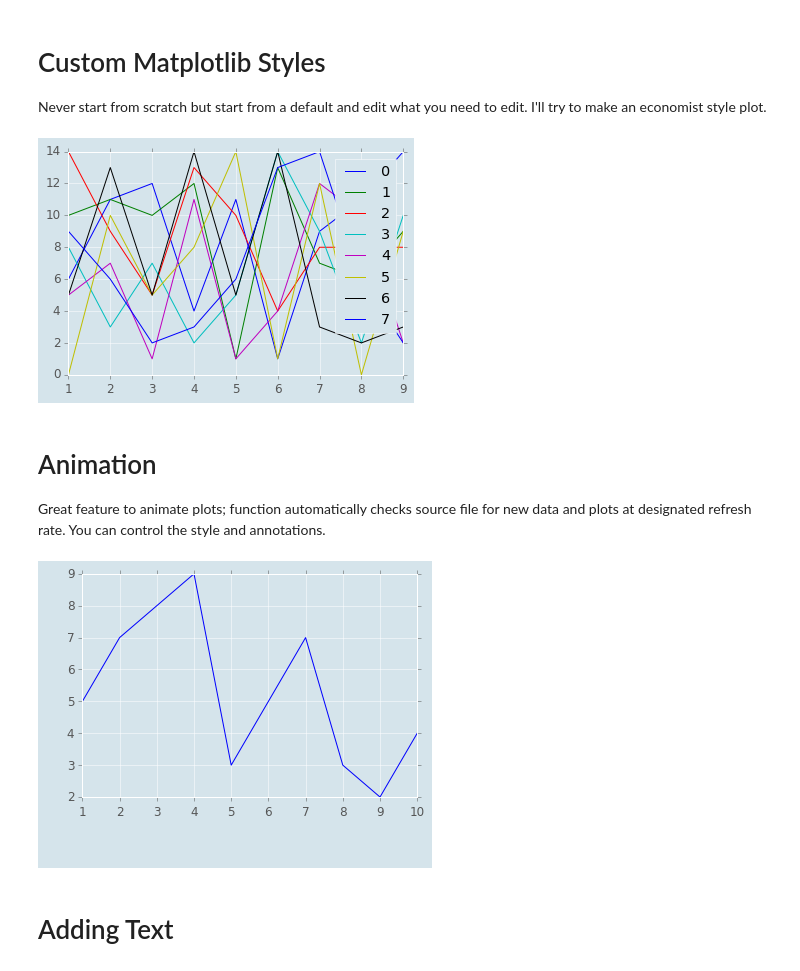
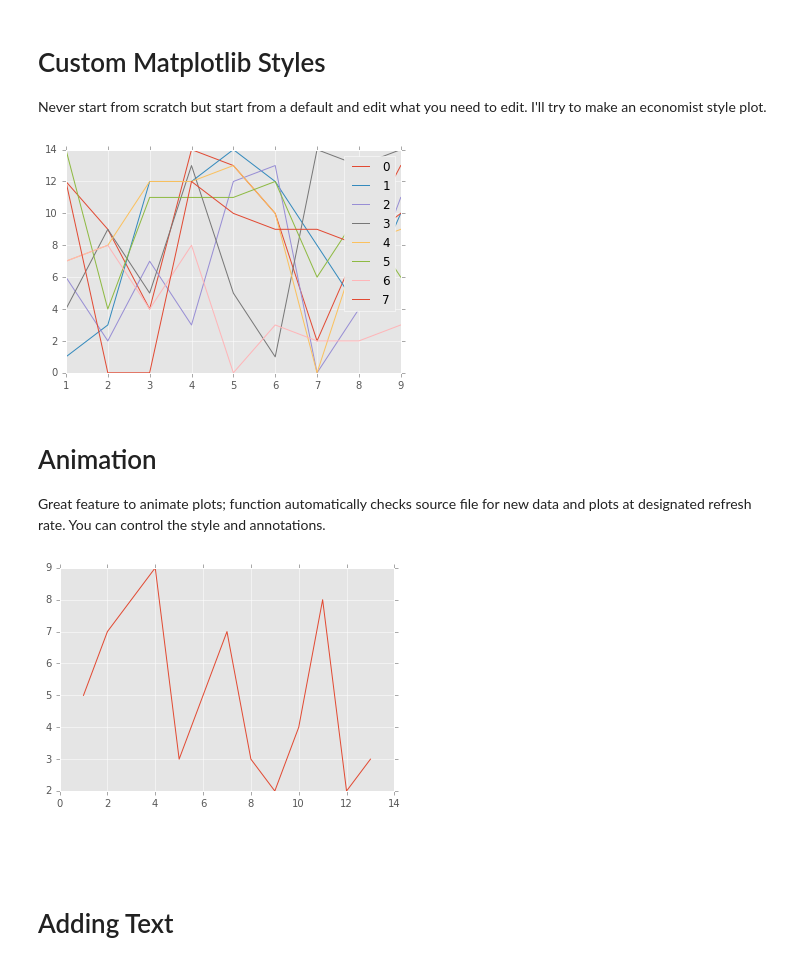
Before and after one commit to linwoodc3/dataVisualization, a Jupyter notebook: dataVizWithPython.ipynb, the cells around one changed output. Cells and saved outputs as stored; diff of their text form; code cells hidden in the pictures.

```diff
--- a/dataVizWithPython.ipynb
+++ b/dataVizWithPython.ipynb
@@ -710,3 +777,0 @@ print(plt.__file__)
-# %%
-style.use('mystyle')
-graph_data(stock)
@@ -716,0 +778,9 @@ Currently pulling: xon
+# %%
+import matplotlib as mpl
+mpl.rcParams.update(mpl.rcParamsDefault)
+# %%
+from matplotlib import style
+style.use('ggplot')
+graph_data(stock)
+import matplotlib as mpl
+mpl.rcParams.update(mpl.rcParamsDefault)
@@ -724,7 +798,7 @@ from matplotlib import style
 %matplotlib inline
 import random
 
-style.use('mystyle')
+style.use('ggplot')
 for label in range(8):
     x = []
     y = []
@@ -740,7 +814,7 @@ for label in range(8):
 plt.legend()
 plt.show()
 # %% [output]
-[figure, old version]
+[figure, new version]
 # %% [markdown]
 # Animation
 
@@ -748,33 +822,33 @@ Great feature to animate plots; function automatically checks source file for ne
 # %%
 import matplotlib.pyplot as plt
 from matplotlib import style
 import matplotlib.animation as animation
 %matplotlib inline
-style.use('mystyle')
+style.use('ggplot')
 
 fig = plt.figure()
 ax1 = fig.add_subplot(1,1,1)
 
 def animate(i):
     pull_data = open('./example.txt','r').read()
 
     data_list = pull_data.split('\n')
     xs = []
     ys = []
 
     for line in data_list:
         if len(line)>1:
             x,y=line.split(',')
             xs.append(int(x))
             ys.append(int(y))
 
     ax1.clear()
     ax1.plot(xs,ys)
 
 ani = animation.FuncAnimation(fig,animate,interval =1000)
 plt.show()
 # %% [output]
-[figure, old version]
+[figure, new version]
 # %% [markdown]
 # Adding Text
 # %%
```
Also changed, not shown: parts of 79 cells of this notebook.
